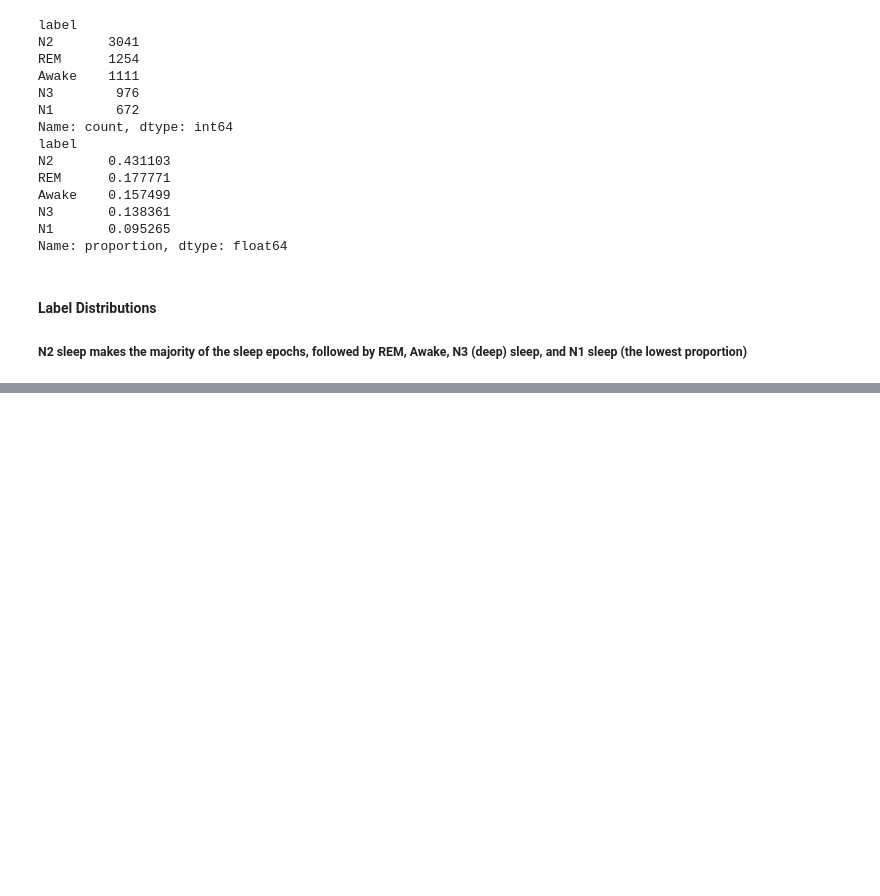
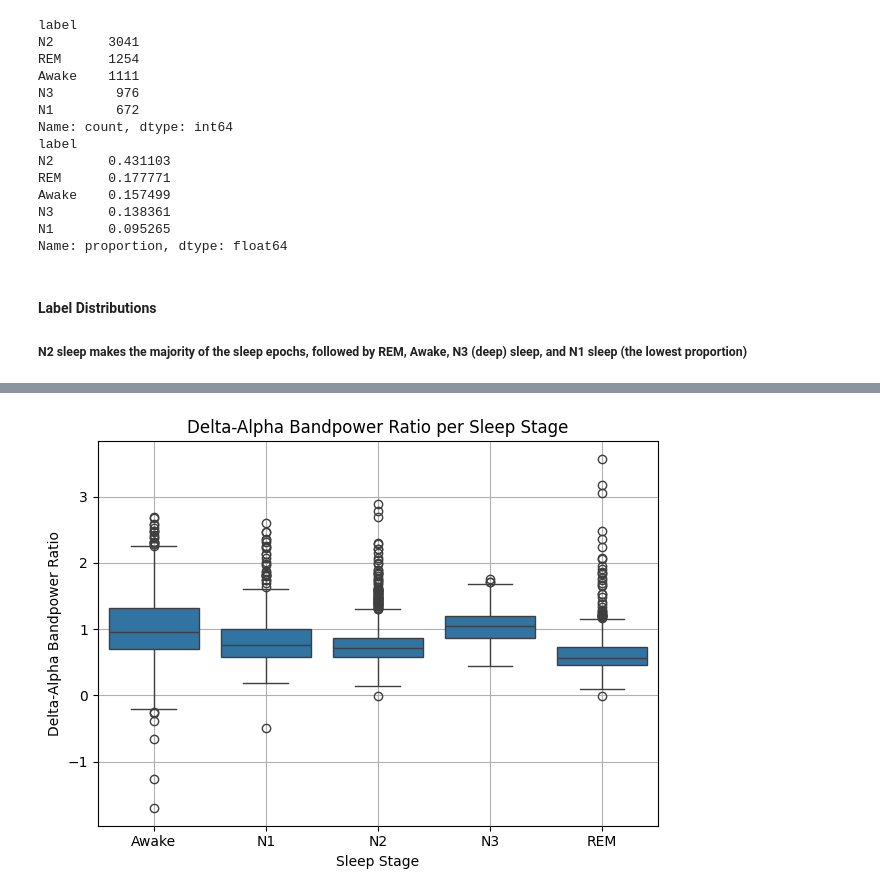
Before and after one commit to reyjm111/Sleep-Stage-Classification, a Jupyter notebook: eda.ipynb, the cells around one changed output, grey strips where cells are left out. Cells and saved outputs as stored; diff of their text form; code cells hidden in the pictures; blank space fills up the shorter version.

Commit message:
Added visualizations for EDA

```diff
--- a/eda.ipynb
+++ b/eda.ipynb
@@ -168,0 +171,10 @@ sns.boxplot(feature_df, x='label', y='spectral_entropy')
+# %%
+# Delta-Alpha Ratio vs Sleep Stage
+sns.boxplot(feature_df, x='label', y='delta_alpha_ratio')
+plt.title('Delta-Alpha Bandpower Ratio per Sleep Stage')
+plt.xlabel('Sleep Stage')
+plt.ylabel('Delta-Alpha Bandpower Ratio')
+plt.grid()
+plt.tight_layout()
+# %% [output]
+[figure, added]
```
Also changed, not shown: parts of 22 cells of this notebook.
